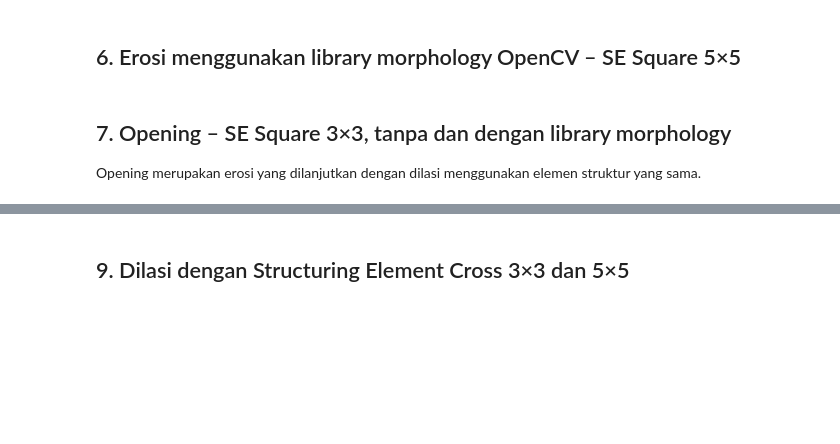
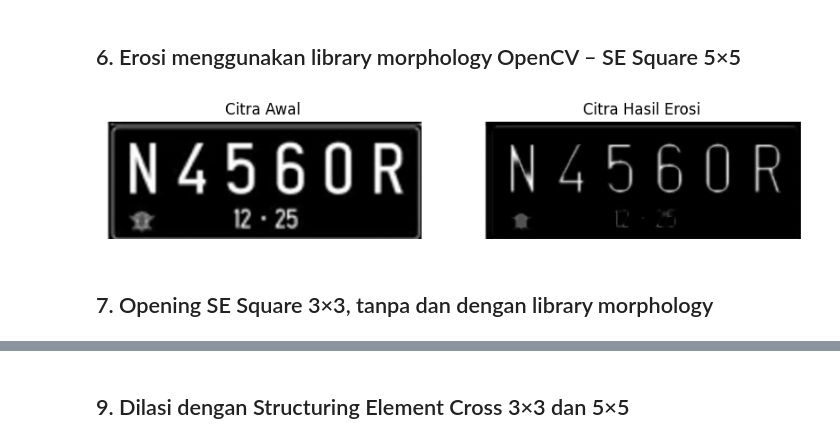
Before and after one commit to ayuannisa17/PCdVK_ganjil_2026, a Jupyter notebook: Week9.ipynb, the cells around one changed output, grey strips where cells are left out. Drawn from its saved outputs; the diff is of its cells as text; code cells hidden in the pictures; blank space fills up the shorter version.

```diff
--- a/Week9.ipynb
+++ b/Week9.ipynb
@@ -128,11 +169,23 @@ show_images([img_e, thresh1, imgE],
 # %% [markdown]
 ## 6. Erosi menggunakan library morphology OpenCV – SE Square 5×5
 # %%
-img = read_gray(PLATE_PATH)
-kernel = np.ones((5, 5), dtype=np.uint8)
+img = cv2.imread(PLATE_PATH, 0)
+
+kernel = np.ones((5, 5), np.uint8)
 erosion = cv2.erode(img, kernel, iterations=1)
 
-show_images([img, erosion], ['Citra Awal', 'Citra Hasil Erosi'])
+plt.figure(figsize=(10, 5))
+plt.subplot(121)
+plt.imshow(img, cmap='gray')
+plt.title('Citra Awal')
+plt.axis('off')
+
+plt.subplot(122)
+plt.imshow(erosion, cmap='gray')
+plt.title('Citra Hasil Erosi')
+plt.axis('off')
+plt.show()
+# %% [output]
+[figure, added]
 # %% [markdown]
-## 7. Opening – SE Square 3×3, tanpa dan dengan library morphology
-Opening merupakan erosi yang dilanjutkan dengan dilasi menggunakan elemen struktur yang sama.
+## 7. Opening  SE Square 3×3, tanpa dan dengan library morphology
```
Also changed, not shown: parts of 37 cells of this notebook.
